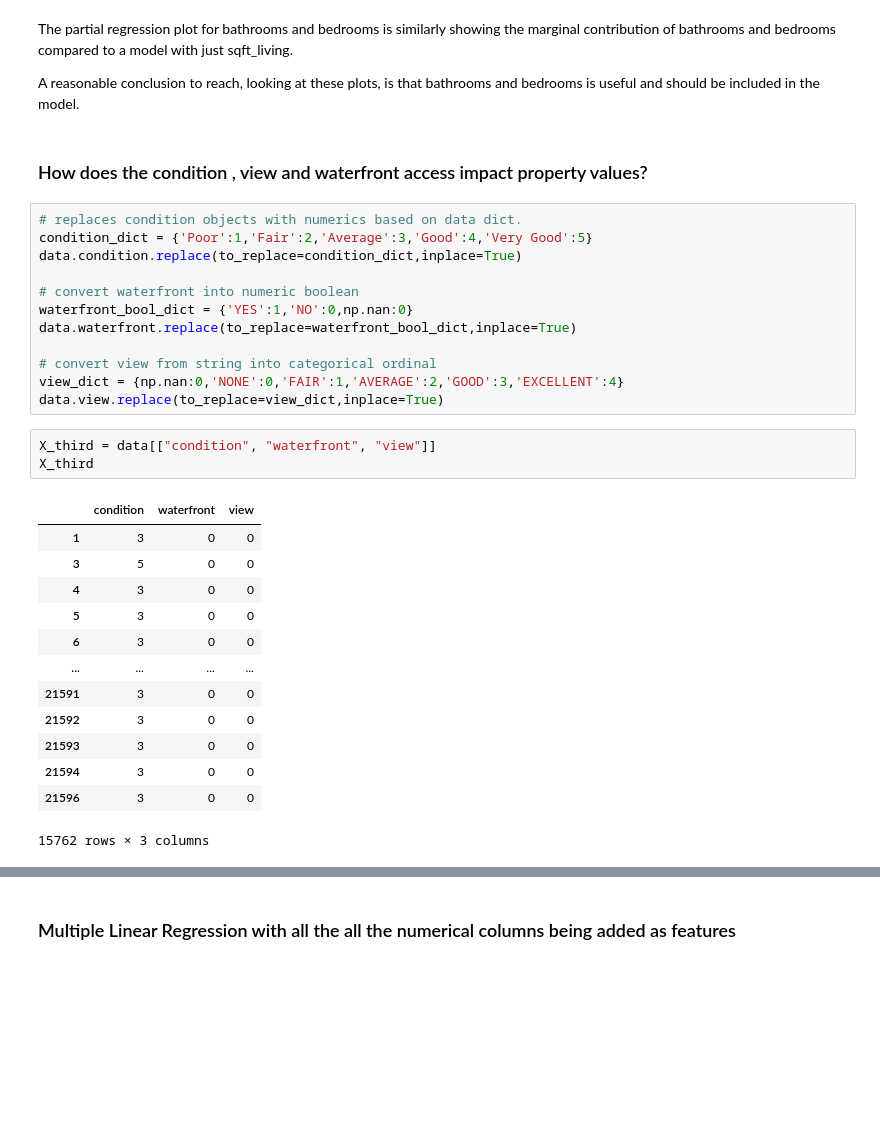
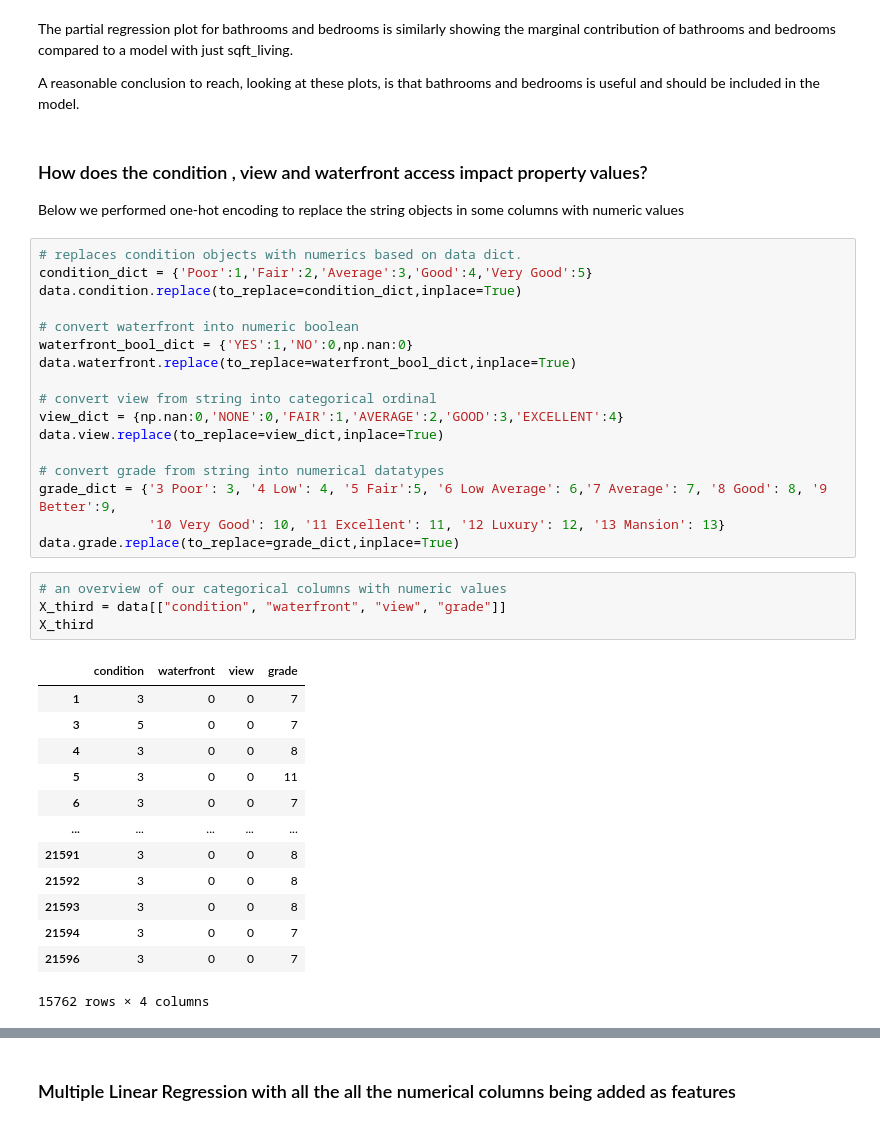
Before and after one commit to RoseKyalo/PHASE-2-PROJECT, a Jupyter notebook: Linear Regression 4.ipynb, the cells around one changed output, grey strips where cells are left out. Cells and saved outputs as stored; diff of their text form; blank space fills up the shorter version.

```diff
--- a/Linear Regression 4.ipynb
+++ b/Linear Regression 4.ipynb
@@ -505,6 +511,7 @@ The partial regression plot for bathrooms and bedrooms is similarly showing the
 A reasonable conclusion to reach, looking at these plots, is that bathrooms and bedrooms is useful and should be included in the model.
 # %% [markdown]
 ### How does the condition , view and waterfront access impact property values?
+Below we performed one-hot encoding to replace the string objects in some columns with numeric values
 # %%
 # replaces condition objects with numerics based on data dict.
 condition_dict = {'Poor':1,'Fair':2,'Average':3,'Good':4,'Very Good':5}
@@ -517,21 +524,27 @@ data.waterfront.replace(to_replace=waterfront_bool_dict,inplace=True)
 # convert view from string into categorical ordinal
 view_dict = {np.nan:0,'NONE':0,'FAIR':1,'AVERAGE':2,'GOOD':3,'EXCELLENT':4}
 data.view.replace(to_replace=view_dict,inplace=True)
+
+# convert grade from string into numerical datatypes
+grade_dict = {'3 Poor': 3, '4 Low': 4, '5 Fair':5, '6 Low Average': 6,'7 Average': 7, '8 Good': 8, '9 Better':9,
+              '10 Very Good': 10, '11 Excellent': 11, '12 Luxury': 12, '13 Mansion': 13}
+data.grade.replace(to_replace=grade_dict,inplace=True)
-# %%
-X_third = data[["condition", "waterfront", "view"]]
-X_third
-# %% [output]
-|  | condition | waterfront | view |
-| 1 | 3 | 0 | 0 |
-| 3 | 5 | 0 | 0 |
-| 4 | 3 | 0 | 0 |
-| 5 | 3 | 0 | 0 |
-| 6 | 3 | 0 | 0 |
-| ... | ... | ... | ... |
-| 21591 | 3 | 0 | 0 |
-| 21592 | 3 | 0 | 0 |
-| 21593 | 3 | 0 | 0 |
-| 21594 | 3 | 0 | 0 |
-| 21596 | 3 | 0 | 0 |
-15762 rows × 3 columns
+# %%
+# an overview of our categorical columns with numeric values
+X_third = data[["condition", "waterfront", "view", "grade"]]
+X_third
+# %% [output]
+|  | condition | waterfront | view | grade |
+| 1 | 3 | 0 | 0 | 7 |
+| 3 | 5 | 0 | 0 | 7 |
+| 4 | 3 | 0 | 0 | 8 |
+| 5 | 3 | 0 | 0 | 11 |
+| 6 | 3 | 0 | 0 | 7 |
+| ... | ... | ... | ... | ... |
+| 21591 | 3 | 0 | 0 | 8 |
+| 21592 | 3 | 0 | 0 | 8 |
+| 21593 | 3 | 0 | 0 | 8 |
+| 21594 | 3 | 0 | 0 | 7 |
+| 21596 | 3 | 0 | 0 | 7 |
+15762 rows × 4 columns
 # %%
```
Also changed, not shown: parts of 41 cells of this notebook, 4 other files.
